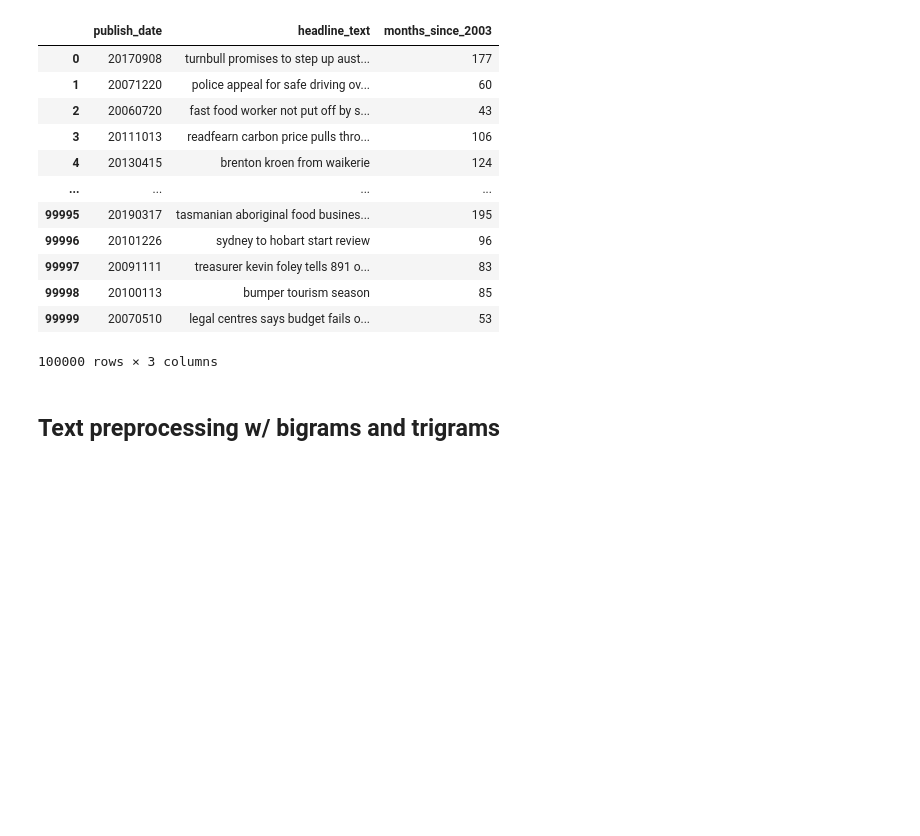
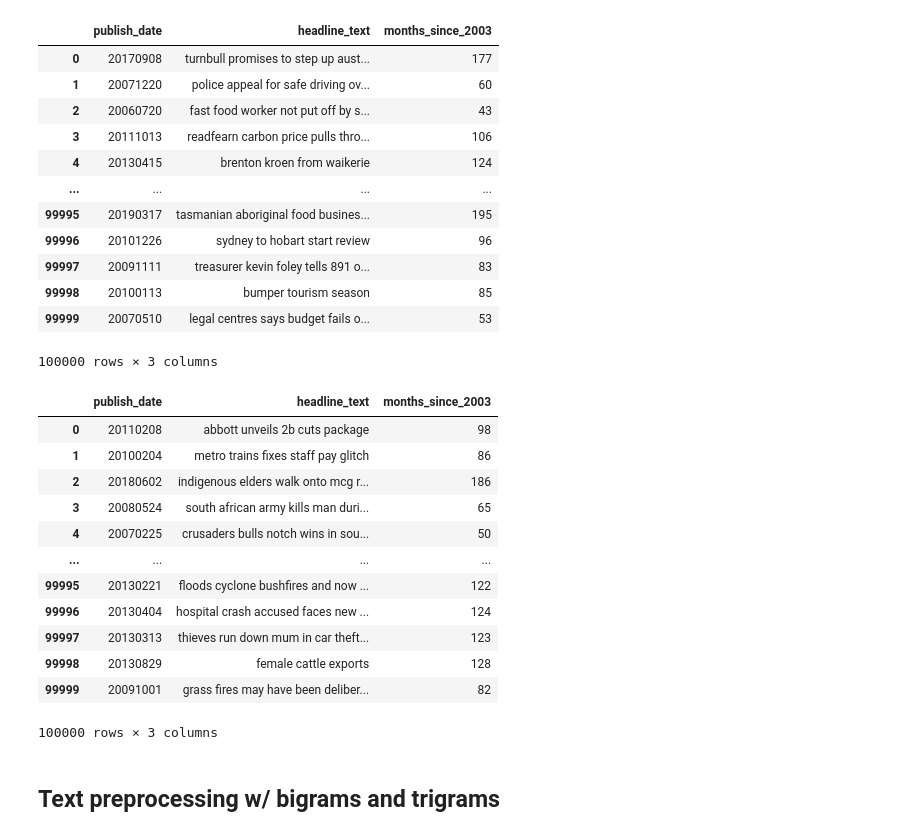
Before and after one commit to almin-byte/million-headlines-topic-modeling, a Jupyter notebook: LDA with gensim and spaCy.ipynb, the cells around one changed output. Drawn from its saved outputs; the diff is of its cells as text; code cells hidden in the pictures; blank space fills up the shorter version.

```diff
--- a/LDA with gensim and spaCy.ipynb
+++ b/LDA with gensim and spaCy.ipynb
@@ -84,7 +85,7 @@ headlines
 | 1244183 | 20211231 | what makes you a close covid cont... | 228 |
 1244184 rows × 3 columns
 # %%
-X_train, X_test = train_test_split(headlines, train_size=100000, random_state=111, stratify=headlines['months_since_2003'])
+X_train, X_test_and_val = train_test_split(headlines, train_size=100000, random_state=111, stratify=headlines['months_since_2003'])
 X_train = X_train.reset_index()
 X_train = X_train.drop('index', axis=1)
 X_train
@@ -102,6 +103,25 @@ X_train
 | 99998 | 20100113 | bumper tourism season | 85 |
 | 99999 | 20070510 | legal centres says budget fails o... | 53 |
 100000 rows × 3 columns
+# %%
+X_val, X_test = train_test_split(X_test_and_val, train_size=100000, random_state=111, stratify=X_test_and_val['months_since_2003'])
+X_val = X_val.reset_index()
+X_val = X_val.drop('index', axis=1)
+X_val
+# %% [output]
+|  | publish_date | headline_text | months_since_2003 |
+| 0 | 20110208 | abbott unveils 2b cuts package | 98 |
+| 1 | 20100204 | metro trains fixes staff pay glitch | 86 |
+| 2 | 20180602 | indigenous elders walk onto mcg r... | 186 |
+| 3 | 20080524 | south african army kills man duri... | 65 |
+| 4 | 20070225 | crusaders bulls notch wins in sou... | 50 |
+| ... | ... | ... | ... |
+| 99995 | 20130221 | floods cyclone bushfires and now ... | 122 |
+| 99996 | 20130404 | hospital crash accused faces new ... | 124 |
+| 99997 | 20130313 | thieves run down mum in car theft... | 123 |
+| 99998 | 20130829 | female cattle exports | 128 |
+| 99999 | 20091001 | grass fires may have been deliber... | 82 |
+100000 rows × 3 columns
 # %% [markdown]
 ## Text preprocessing w/ bigrams and trigrams
 # %%
```
Also changed, not shown: parts of 13 cells of this notebook.
